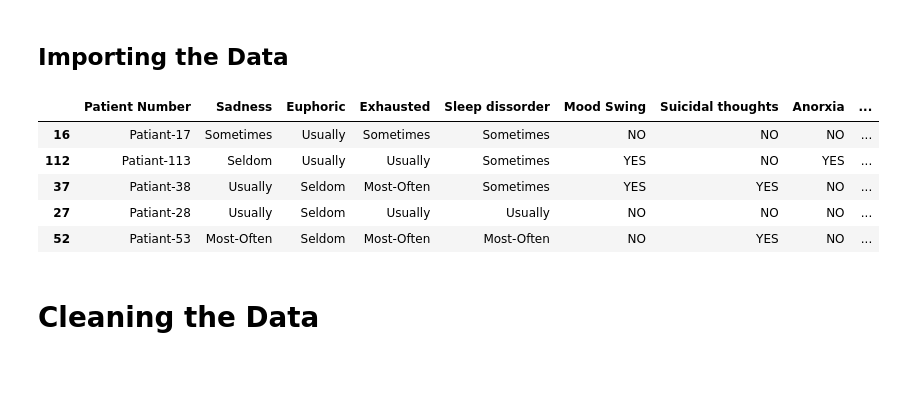
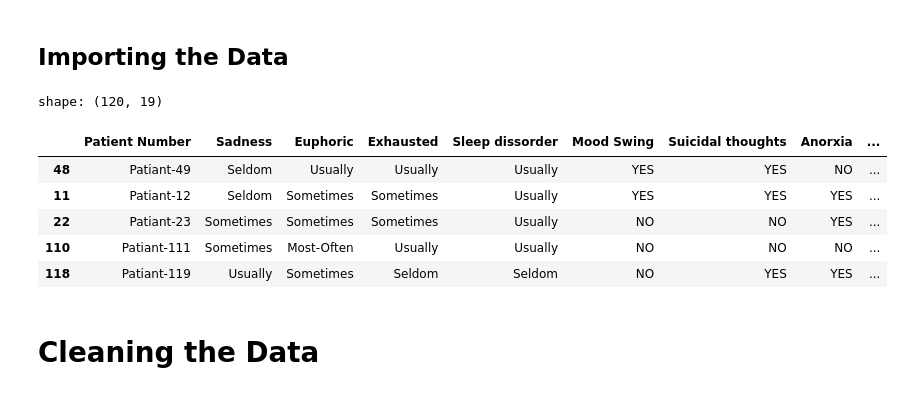
Before and after one commit to jaimanm/mental-disorder-classification, a Jupyter notebook: main.ipynb, the cells around one changed output. Drawn from its saved outputs; the diff is of its cells as text; code cells hidden in the pictures.

Commit message:
did most of the work

```diff
--- a/main.ipynb
+++ b/main.ipynb
@@ -5,16 +10,20 @@ import pandas as pd
 ## Importing the Data
 # %%
 # import the data
-df = pd.read_csv('Dataset-Mental-Disorders.csv')
+data = pd.read_csv('Dataset-Mental-Disorders.csv')
+df = data.copy()
+
+print('shape:', df.shape)
 
 # print a random 5 rows
 df.sample(5)
 # %% [output]
+shape: (120, 19)
 |  | Patient Number | Sadness | Euphoric | Exhausted | Sleep dissorder | Mood Swing | Suicidal thoughts | Anorxia | ... |
-| 16 | Patiant-17 | Sometimes | Usually | Sometimes | Sometimes | NO | NO | NO | ... |
-| 112 | Patiant-113 | Seldom | Usually | Usually | Sometimes | YES | NO | YES | ... |
-| 37 | Patiant-38 | Usually | Seldom | Most-Often | Sometimes | YES | YES | NO | ... |
-| 27 | Patiant-28 | Usually | Seldom | Usually | Usually | NO | NO | NO | ... |
-| 52 | Patiant-53 | Most-Often | Seldom | Most-Often | Most-Often | NO | YES | NO | ... |
+| 48 | Patiant-49 | Seldom | Usually | Usually | Usually | YES | YES | NO | ... |
+| 11 | Patiant-12 | Seldom | Sometimes | Sometimes | Usually | YES | YES | YES | ... |
+| 22 | Patiant-23 | Sometimes | Sometimes | Sometimes | Usually | NO | NO | YES | ... |
+| 110 | Patiant-111 | Sometimes | Most-Often | Usually | Usually | NO | NO | NO | ... |
+| 118 | Patiant-119 | Usually | Sometimes | Seldom | Seldom | NO | YES | YES | ... |
 # %% [markdown]
 # Cleaning the Data
```
Also changed, not shown: parts of 38 cells of this notebook.
